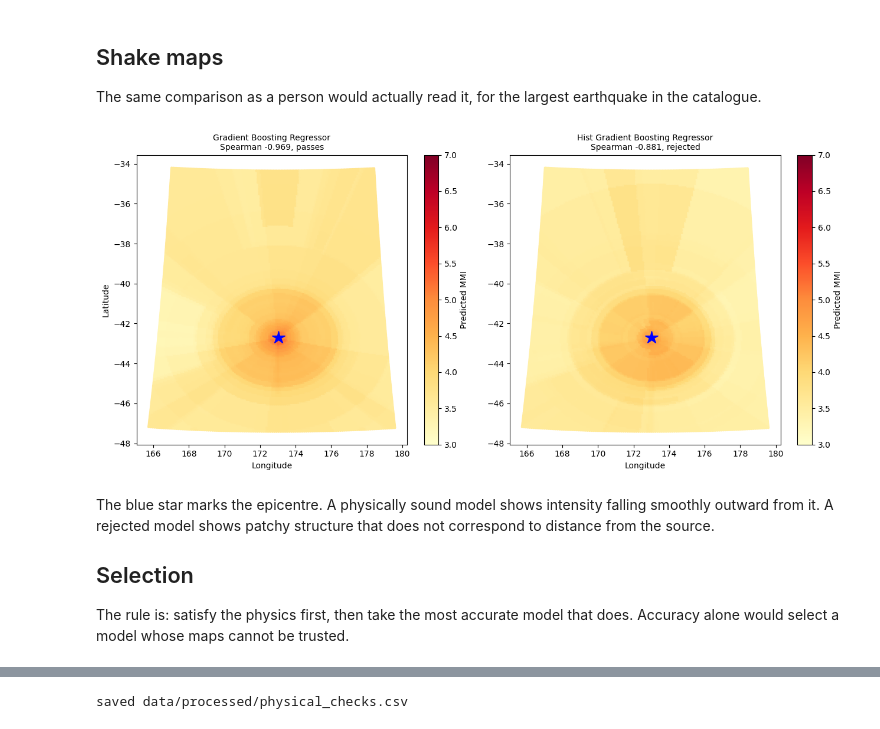
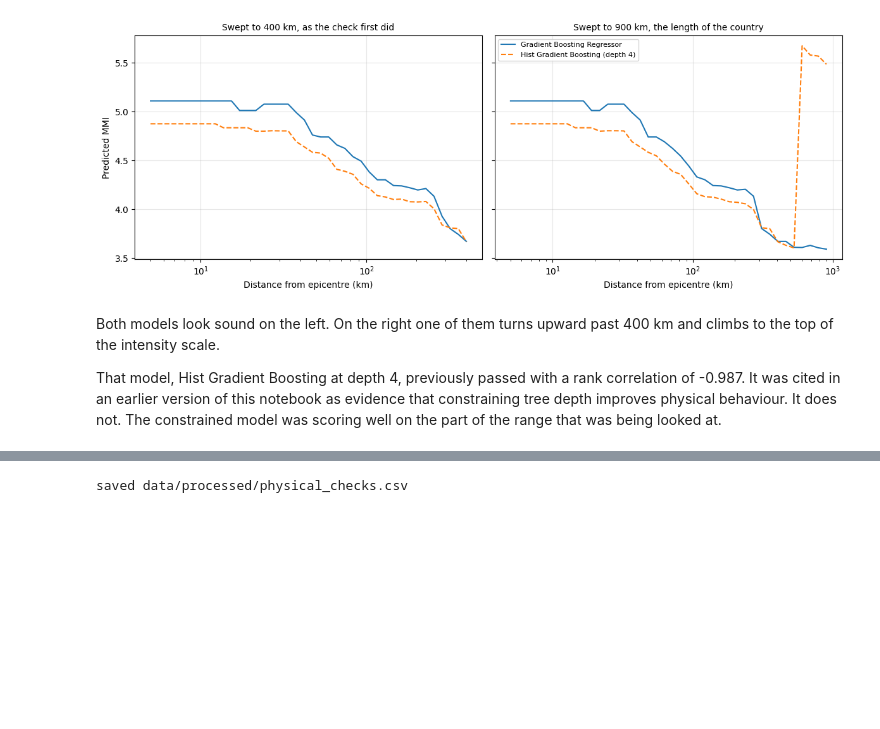
Before and after one commit to benjwoods02/intensity-prediction-equation-geonet-frr, a Jupyter notebook: notebooks/04_physical_validation.ipynb, the cells around one changed output, grey strips where cells are left out. Saved outputs shown, nothing was run; the diff lists cells and outputs as text; code cells hidden in the pictures; blank space fills up the shorter version.

```diff
--- a/notebooks/04_physical_validation.ipynb
+++ b/notebooks/04_physical_validation.ipynb
@@ -152,36 +149,33 @@ plt.show()
-# %% [markdown]
-## Shake maps
-
-The same comparison as a person would actually read it, for the largest
-earthquake in the catalogue.
-# %%
-event = {"magnitude": 7.8, "depth_km": 15.0, "longitude": 173.02, "latitude": -42.69}
-grid = S.nz_grid(spacing_km=8)
-
-fig, axes = plt.subplots(1, 2, figsize=(13, 6))
-for ax, row in zip(axes, [best_passing, best_overall]):
-    candidate = fitted[row["model"]]
-    mapped = S.shake_map(candidate.estimator, MODEL_FEATURES, event, grid=grid,
-                         kind=candidate.kind)
-    scatter = ax.scatter(mapped["longitude"], mapped["latitude"],
-                         c=mapped["predicted_mmi"], s=6, cmap="YlOrRd",
-                         vmin=3, vmax=7)
-    ax.plot(event["longitude"], event["latitude"], "b*", markersize=16)
-    ax.set_title(f"{row['model']}\nSpearman {row['worst_spearman']}, "
-                 f"{'passes' if row['passes'] else 'rejected'}", fontsize=10)
-    ax.set_xlabel("Longitude")
-    plt.colorbar(scatter, ax=ax, label="Predicted MMI")
-axes[0].set_ylabel("Latitude")
-plt.tight_layout()
-plt.show()
-# %% [output]
-[figure, removed]
-# %% [markdown]
-The blue star marks the epicentre. A physically sound model shows intensity
-falling smoothly outward from it. A rejected model shows patchy structure that
-does not correspond to distance from the source.
-
-## Selection
-
-The rule is: satisfy the physics first, then take the most accurate model that
-does. Accuracy alone would select a model whose maps cannot be trusted.
+# %%
+short_sweep = np.geomspace(5, 400, 40)
+full_sweep = np.geomspace(5, 900, 40)
+
+fig, axes = plt.subplots(1, 2, figsize=(12, 4.5), sharey=True)
+for ax, sweep, title in [(axes[0], short_sweep, "Swept to 400 km, as the check first did"),
+                         (axes[1], full_sweep, "Swept to 900 km, the length of the country")]:
+    for name, style in [("Gradient Boosting Regressor", "-"),
+                        ("Hist Gradient Boosting (depth 4)", "--")]:
+        candidate = fitted[name]
+        profile = S.radial_profile(candidate.estimator, MODEL_FEATURES, magnitude=7.5,
+                                   distances_km=sweep, kind=candidate.kind)
+        ax.plot(profile["epicentral_distance_km"], profile["predicted_mmi"], style, label=name)
+    ax.set_xscale("log")
+    ax.set_xlabel("Distance from epicentre (km)")
+    ax.set_title(title, fontsize=10)
+    ax.grid(alpha=0.3)
+
+axes[0].set_ylabel("Predicted MMI")
+axes[1].legend(fontsize=8, loc="upper left")
+plt.tight_layout()
+plt.show()
+# %% [output]
+[figure, added]
+# %% [markdown]
+Both models look sound on the left. On the right one of them turns upward past
+400 km and climbs to the top of the intensity scale.
+
+That model, Hist Gradient Boosting at depth 4, previously passed with a rank
+correlation of -0.987. It was cited in an earlier version of this notebook as
+evidence that constraining tree depth improves physical behaviour. It does not.
+The constrained model was scoring well on the part of the range that was being
+looked at.
```
Also changed, not shown: parts of 17 cells of this notebook, 23 other files.
